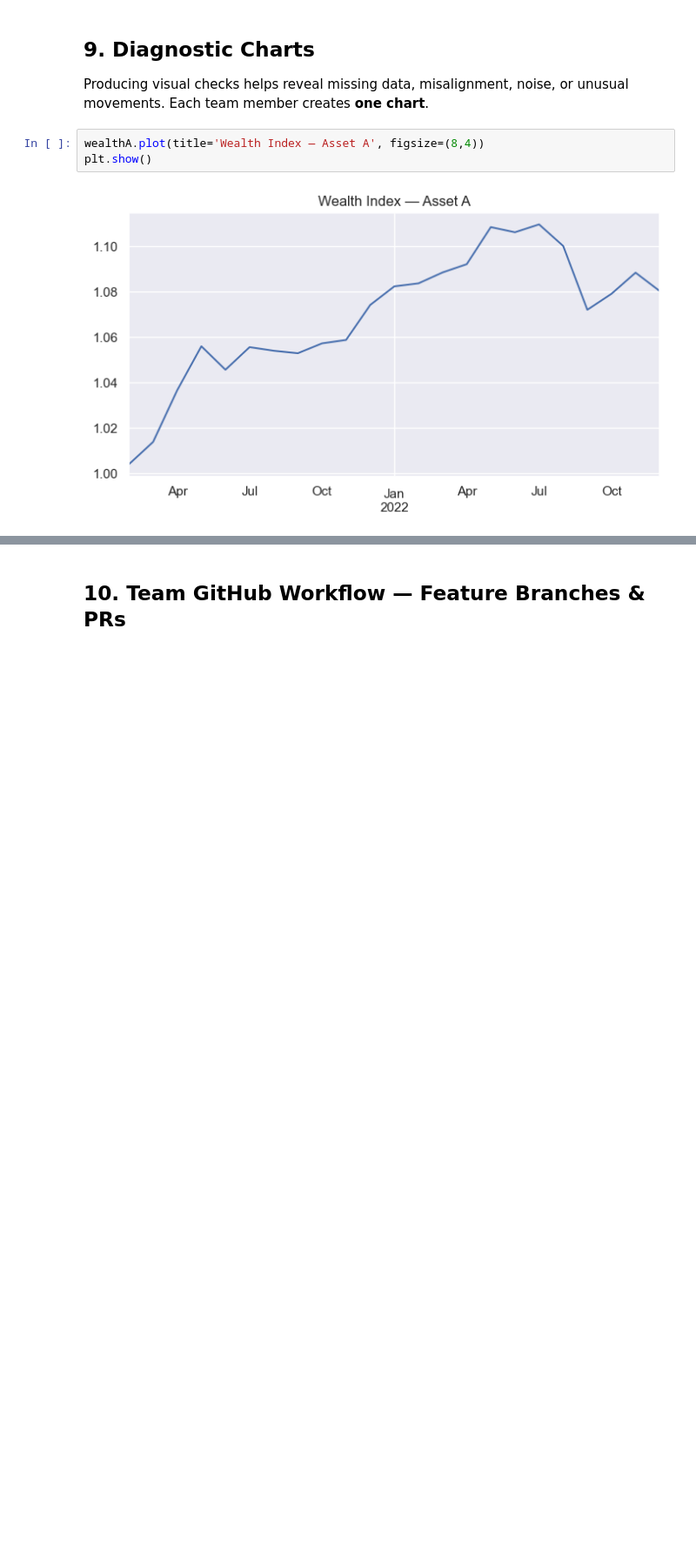
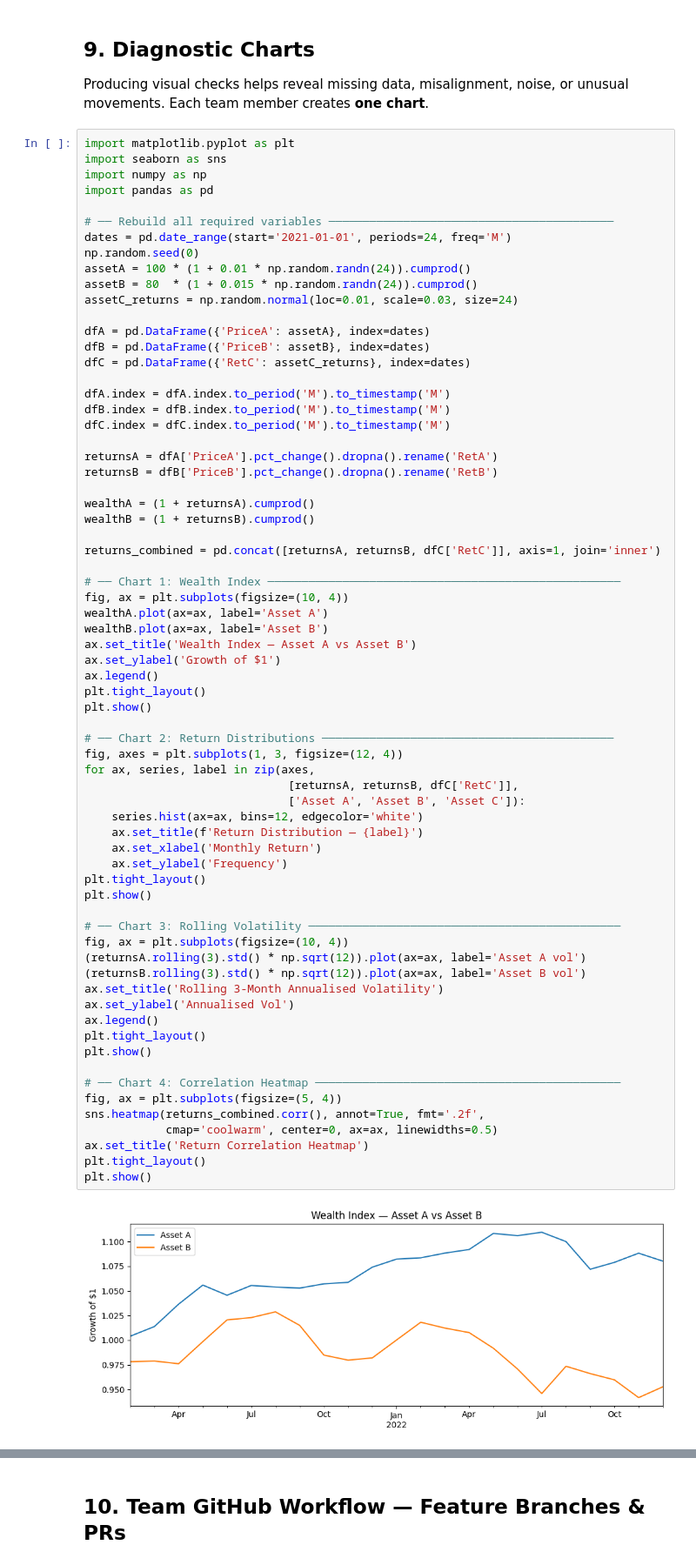
Before and after one commit to nicholasbond286/FINM3422, a Jupyter notebook: Week 7/tutorial7_pandas_teamwork.ipynb, the cells around one changed output, grey strips where cells are left out. Shown at 87% size. Cells and saved outputs as stored; diff of their text form; blank space fills up the shorter version.

```diff
--- a/Week 7/tutorial7_pandas_teamwork.ipynb
+++ b/Week 7/tutorial7_pandas_teamwork.ipynb
@@ -309,7 +311,72 @@ vec_res = returnsA['PriceA'] * 12
 Producing visual checks helps reveal missing data, misalignment, noise, or unusual movements.
 Each team member creates **one chart**.
 # %%
-wealthA.plot(title='Wealth Index — Asset A', figsize=(8,4))
+import matplotlib.pyplot as plt
+import seaborn as sns
+import numpy as np
+import pandas as pd
+
+# ── Rebuild all required variables ──────────────────────────────────────────
+dates = pd.date_range(start='2021-01-01', periods=24, freq='M')
+np.random.seed(0)
+assetA = 100 * (1 + 0.01 * np.random.randn(24)).cumprod()
+assetB = 80  * (1 + 0.015 * np.random.randn(24)).cumprod()
+assetC_returns = np.random.normal(loc=0.01, scale=0.03, size=24)
+
+dfA = pd.DataFrame({'PriceA': assetA}, index=dates)
+dfB = pd.DataFrame({'PriceB': assetB}, index=dates)
+dfC = pd.DataFrame({'RetC': assetC_returns}, index=dates)
+
+dfA.index = dfA.index.to_period('M').to_timestamp('M')
+dfB.index = dfB.index.to_period('M').to_timestamp('M')
+dfC.index = dfC.index.to_period('M').to_timestamp('M')
+
+returnsA = dfA['PriceA'].pct_change().dropna().rename('RetA')
+returnsB = dfB['PriceB'].pct_change().dropna().rename('RetB')
+
+wealthA = (1 + returnsA).cumprod()
+wealthB = (1 + returnsB).cumprod()
+
+returns_combined = pd.concat([returnsA, returnsB, dfC['RetC']], axis=1, join='inner')
+
+# ── Chart 1: Wealth Index ────────────────────────────────────────────────────
+fig, ax = plt.subplots(figsize=(10, 4))
+wealthA.plot(ax=ax, label='Asset A')
+wealthB.plot(ax=ax, label='Asset B')
+ax.set_title('Wealth Index — Asset A vs Asset B')
+ax.set_ylabel('Growth of $1')
+ax.legend()
+plt.tight_layout()
 plt.show()
+
+# ── Chart 2: Return Distributions ───────────────────────────────────────────
+fig, axes = plt.subplots(1, 3, figsize=(12, 4))
+for ax, series, label in zip(axes,
+                              [returnsA, returnsB, dfC['RetC']],
+                              ['Asset A', 'Asset B', 'Asset C']):
+    series.hist(ax=ax, bins=12, edgecolor='white')
+    ax.set_title(f'Return Distribution — {label}')
+    ax.set_xlabel('Monthly Return')
+    ax.set_ylabel('Frequency')
+plt.tight_layout()
+plt.show()
+
+# ── Chart 3: Rolling Volatility ──────────────────────────────────────────────
+fig, ax = plt.subplots(figsize=(10, 4))
+(returnsA.rolling(3).std() * np.sqrt(12)).plot(ax=ax, label='Asset A vol')
+(returnsB.rolling(3).std() * np.sqrt(12)).plot(ax=ax, label='Asset B vol')
+ax.set_title('Rolling 3-Month Annualised Volatility')
+ax.set_ylabel('Annualised Vol')
+ax.legend()
+plt.tight_layout()
+plt.show()
+
+# ── Chart 4: Correlation Heatmap ─────────────────────────────────────────────
+fig, ax = plt.subplots(figsize=(5, 4))
+sns.heatmap(returns_combined.corr(), annot=True, fmt='.2f',
+            cmap='coolwarm', center=0, ax=ax, linewidths=0.5)
+ax.set_title('Return Correlation Heatmap')
+plt.tight_layout()
+plt.show()
 # %% [output]
-[figure, old version]
+[figure, new version]
```
Also changed, not shown: parts of 2 cells of this notebook.
